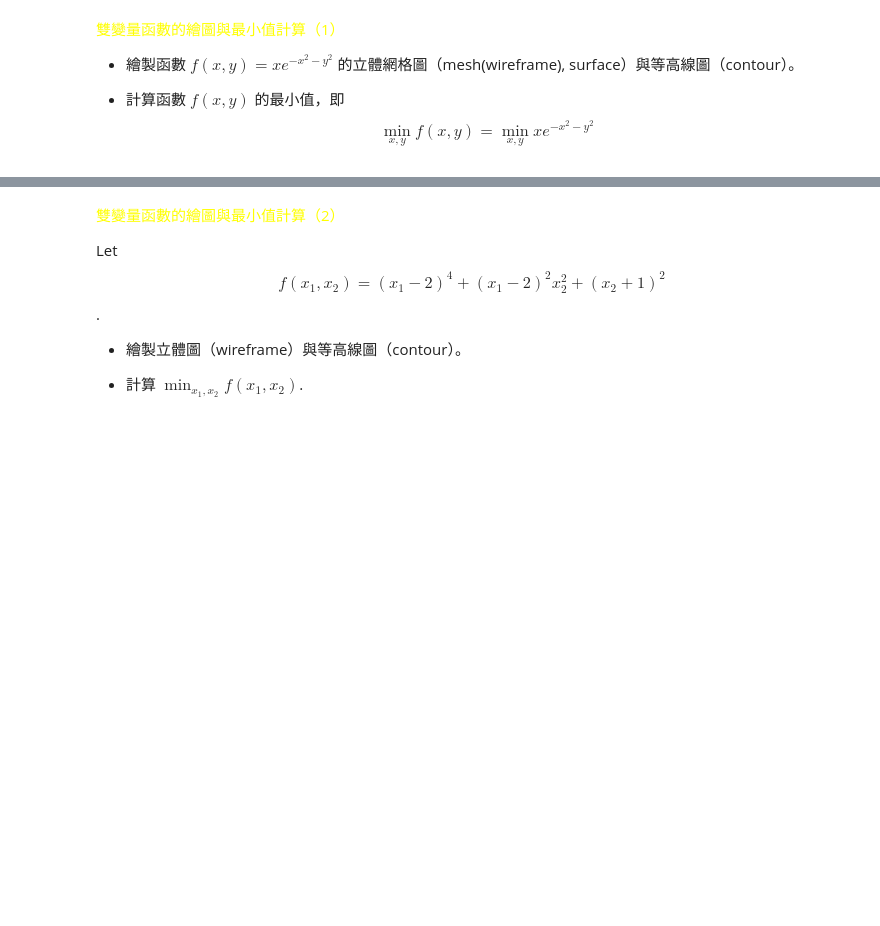
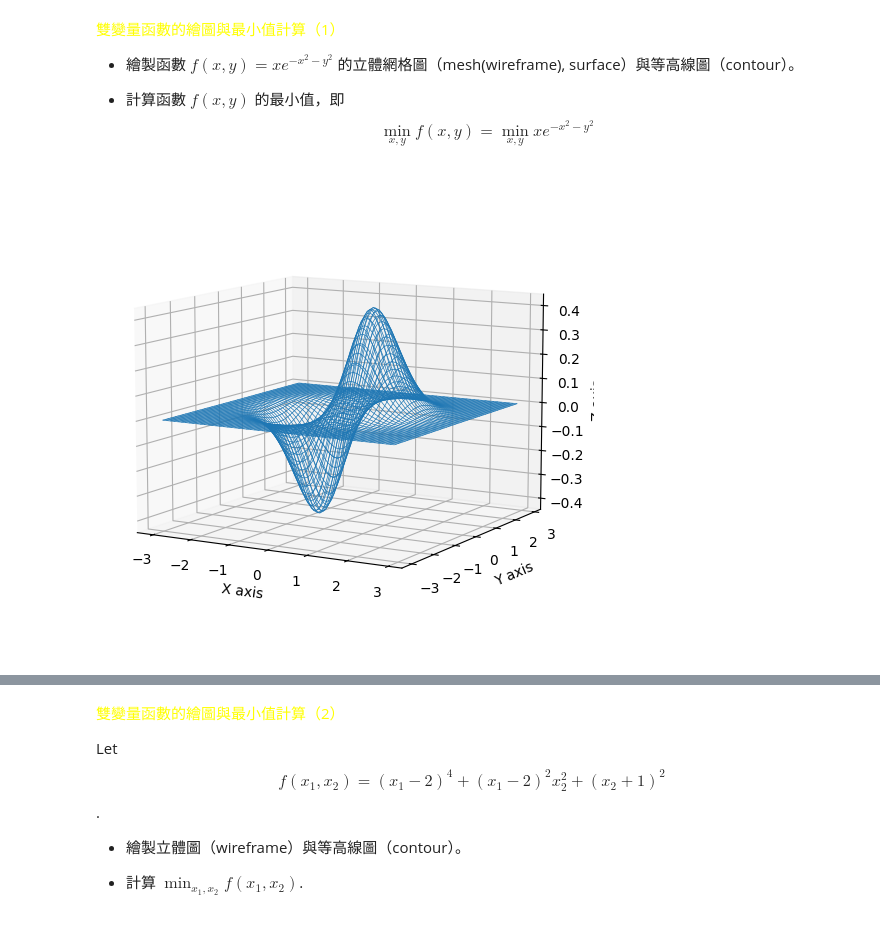
Before and after one commit to ntpuccw/InClassCoding, a Jupyter notebook: gar1021.ipynb, the cells around one changed output, grey strips where cells are left out. Drawn from its saved outputs; the diff is of its cells as text; code cells hidden in the pictures; blank space fills up the shorter version.

```diff
--- a/gar1021.ipynb
+++ b/gar1021.ipynb
@@ -7,3 +7,32 @@
 
 - 計算函數 $f(x,y)$ 的最小值，即
 $$\min_{x,y} f(x,y) = \min_{x,y} xe^{-x^2-y^2}$$
+# %%
+# draw the wireframe for f(x,y) = x*exp(-x^2 - y^2)
+
+import numpy as np
+import matplotlib.pyplot as plt
+from matplotlib import cm
+
+fig = plt.figure(figsize=(8, 6))
+ax = fig.add_subplot(111, projection='3d')
+
+# Make data.
+x = np.arange(-3, 3, 0.1)
+y = np.arange(-3, 3, 0.1)
+X, Y = np.meshgrid(x, y)
+Z = X * np.exp(-X**2 - Y**2)
+
+# Plot the wireframe.
+ax.plot_wireframe(X, Y, Z, cmap=cm.coolwarm,
+    rstride=1, cstride=1, linewidth=0.5)
+
+ax.view_init(10, -60)  #(elev=-165, azim=60)
+# Add a color bar which maps values to colors.
+# fig.colorbar(surf, shrink=0.5, aspect=5)
+ax.set_xlabel('X axis')
+ax.set_ylabel('Y axis')
+ax.set_zlabel('Z axis')
+plt.show()
+# %% [output]
+[figure, added]
```
Also changed, not shown: parts of 3 cells of this notebook, 3 other files.
